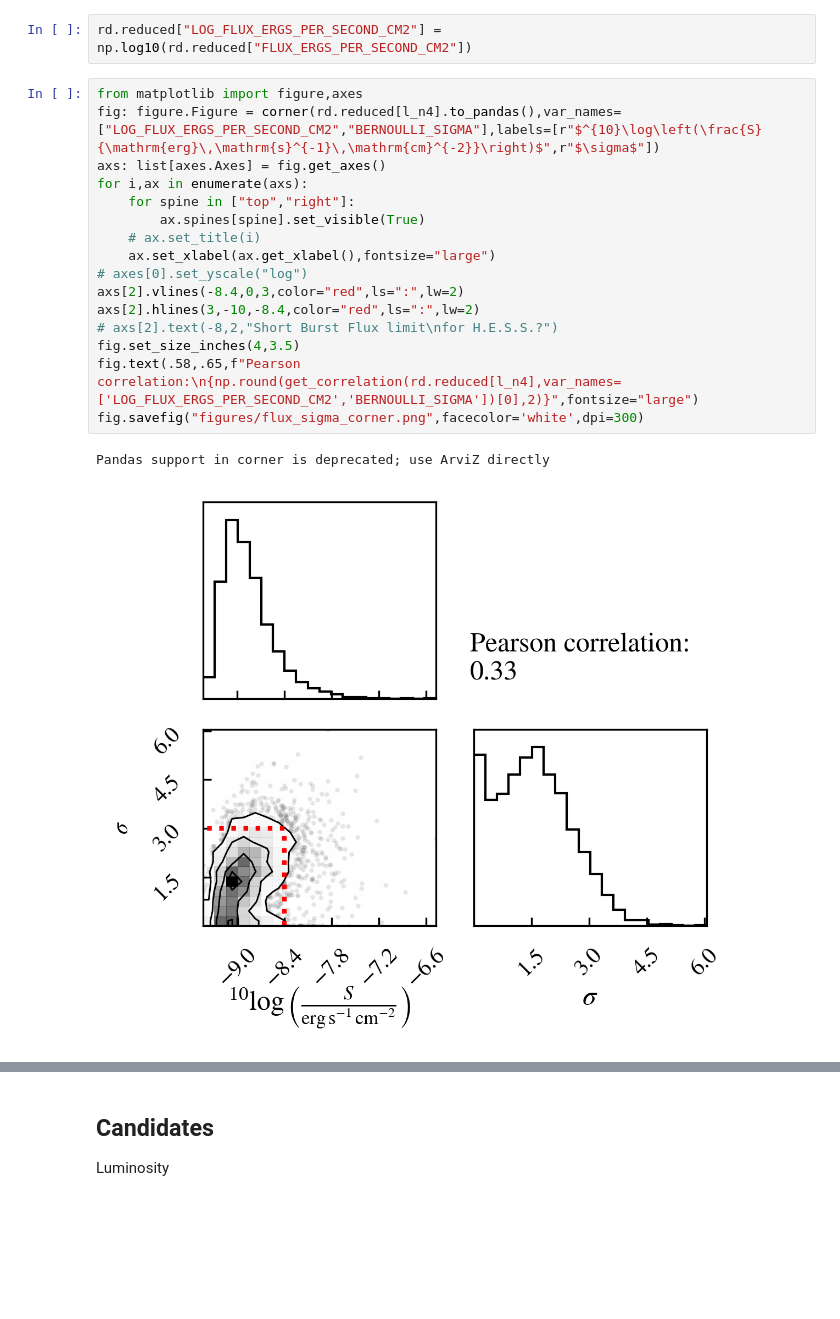
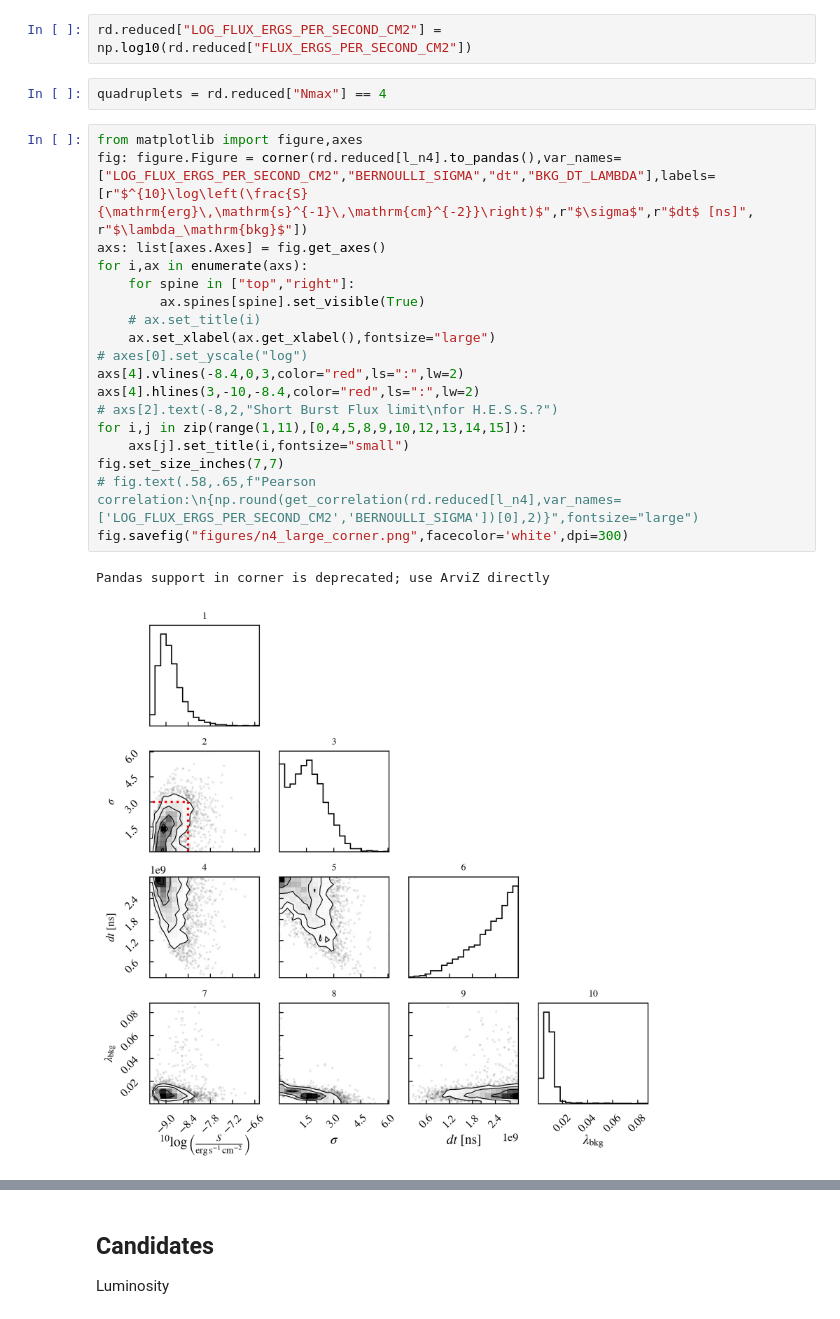
Before and after one commit to annanayjaitly/gamma_transients, a Jupyter notebook: testing/n4_analysis.ipynb, the cells around one changed output, grey strips where cells are left out. Saved outputs shown, nothing was run; the diff lists cells and outputs as text; blank space fills up the shorter version.

Commit message:
report figures

```diff
--- a/testing/n4_analysis.ipynb
+++ b/testing/n4_analysis.ipynb
@@ -48,22 +68,26 @@ get_correlation(rd.reduced[l_n4],["FLUX_ERGS_PER_SECOND_CM2","BERNOULLI_SIGMA"],
 SpearmanrResult(correlation=0.36519562820466606, pvalue=1.8712435170541127e-118)
 # %%
 rd.reduced["LOG_FLUX_ERGS_PER_SECOND_CM2"] = np.log10(rd.reduced["FLUX_ERGS_PER_SECOND_CM2"])
+# %%
+quadruplets = rd.reduced["Nmax"] == 4
 # %%
 from matplotlib import figure,axes
-fig: figure.Figure = corner(rd.reduced[l_n4].to_pandas(),var_names=["LOG_FLUX_ERGS_PER_SECOND_CM2","BERNOULLI_SIGMA"],labels=[r"$^{10}\log\left(\frac{S}{\mathrm{erg}\,\mathrm{s}^{-1}\,\mathrm{cm}^{-2}}\right)$",r"$\sigma$"])
+fig: figure.Figure = corner(rd.reduced[l_n4].to_pandas(),var_names=["LOG_FLUX_ERGS_PER_SECOND_CM2","BERNOULLI_SIGMA","dt","BKG_DT_LAMBDA"],labels=[r"$^{10}\log\left(\frac{S}{\mathrm{erg}\,\mathrm{s}^{-1}\,\mathrm{cm}^{-2}}\right)$",r"$\sigma$",r"$dt$ [ns]", r"$\lambda_\mathrm{bkg}$"])
 axs: list[axes.Axes] = fig.get_axes()
 for i,ax in enumerate(axs):
     for spine in ["top","right"]:
         ax.spines[spine].set_visible(True)
     # ax.set_title(i)
     ax.set_xlabel(ax.get_xlabel(),fontsize="large")
 # axes[0].set_yscale("log")
-axs[2].vlines(-8.4,0,3,color="red",ls=":",lw=2)
-axs[2].hlines(3,-10,-8.4,color="red",ls=":",lw=2)
+axs[4].vlines(-8.4,0,3,color="red",ls=":",lw=2)
+axs[4].hlines(3,-10,-8.4,color="red",ls=":",lw=2)
 # axs[2].text(-8,2,"Short Burst Flux limit\nfor H.E.S.S.?")
-fig.set_size_inches(4,3.5)
-fig.text(.58,.65,f"Pearson correlation:\n{np.round(get_correlation(rd.reduced[l_n4],var_names=['LOG_FLUX_ERGS_PER_SECOND_CM2','BERNOULLI_SIGMA'])[0],2)}",fontsize="large")
-fig.savefig("figures/flux_sigma_corner.png",facecolor='white',dpi=300)
+for i,j in zip(range(1,11),[0,4,5,8,9,10,12,13,14,15]):
+    axs[j].set_title(i,fontsize="small")
+fig.set_size_inches(7,7)
+# fig.text(.58,.65,f"Pearson correlation:\n{np.round(get_correlation(rd.reduced[l_n4],var_names=['LOG_FLUX_ERGS_PER_SECOND_CM2','BERNOULLI_SIGMA'])[0],2)}",fontsize="large")
+fig.savefig("figures/n4_large_corner.png",facecolor='white',dpi=300)
 # %% [output]
 Pandas support in corner is deprecated; use ArviZ directly
-[figure, old version]
+[figure, new version]
```
Also changed, not shown: parts of 11 cells of this notebook, 1 other file.
